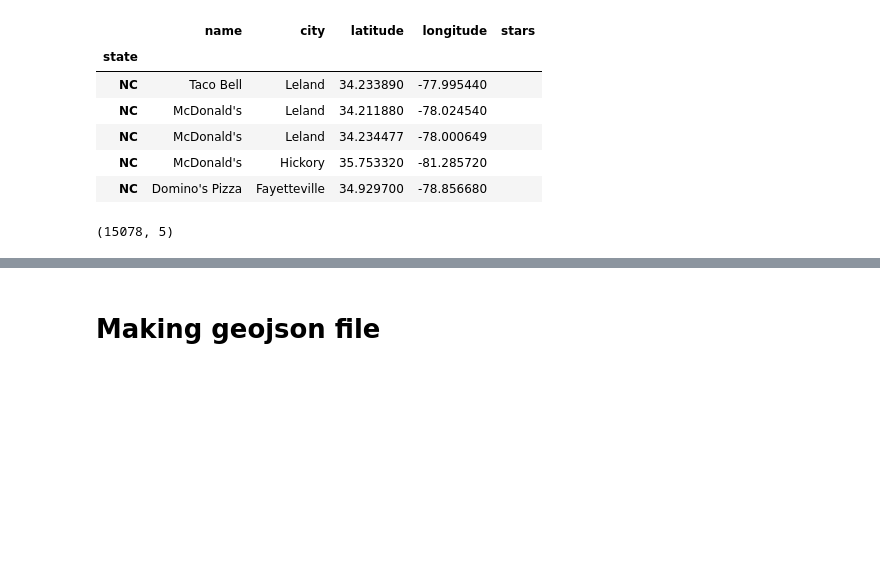
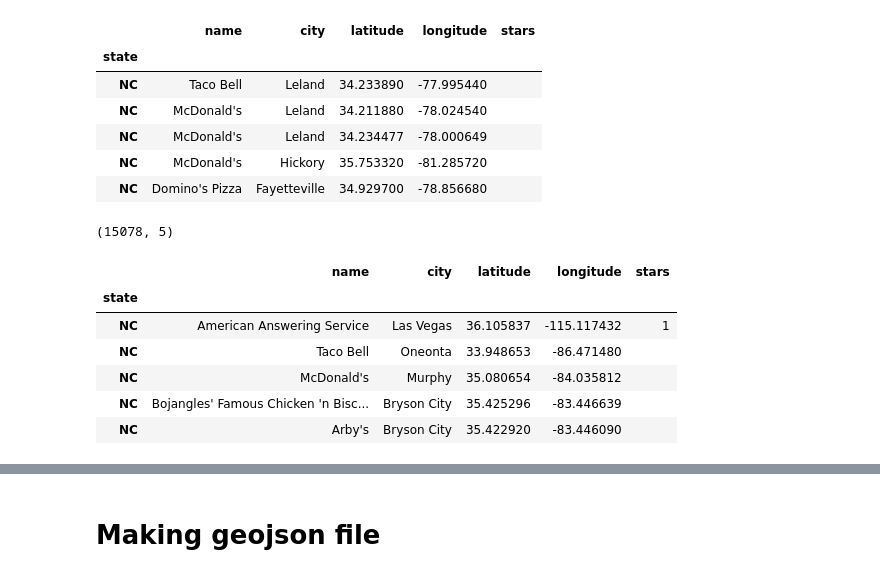
Before and after one commit to kamckeev/FoodFastRepo, a Jupyter notebook: dataprocessing/Yelp API.ipynb, the cells around one changed output, grey strips where cells are left out. Saved outputs shown, nothing was run; the diff lists cells and outputs as text; code cells hidden in the pictures; blank space fills up the shorter version.

```diff
--- a/dataprocessing/Yelp API.ipynb
+++ b/dataprocessing/Yelp API.ipynb
@@ -86,3 +86,14 @@ NC_ff=kagle_ff.append(yelp_ffplaces)
 NC_ff.shape
 # %% [output]
 (15078, 5)
+# %%
+NC_ff_weird_coordinate_removal=NC_ff.sort_values(['longitude'])
+NC_ff_weird_coordinate_removal.head()
+# %% [output]
+|  | name | city | latitude | longitude | stars |
+| state |  |  |  |  |  |
+| NC | American Answering Service | Las Vegas | 36.105837 | -115.117432 | 1 |
+| NC | Taco Bell | Oneonta | 33.948653 | -86.471480 |  |
+| NC | McDonald's | Murphy | 35.080654 | -84.035812 |  |
+| NC | Bojangles' Famous Chicken 'n Bisc... | Bryson City | 35.425296 | -83.446639 |  |
+| NC | Arby's | Bryson City | 35.422920 | -83.446090 |  |
```
Also changed, not shown: parts of 3 cells of this notebook, 8 other files.
